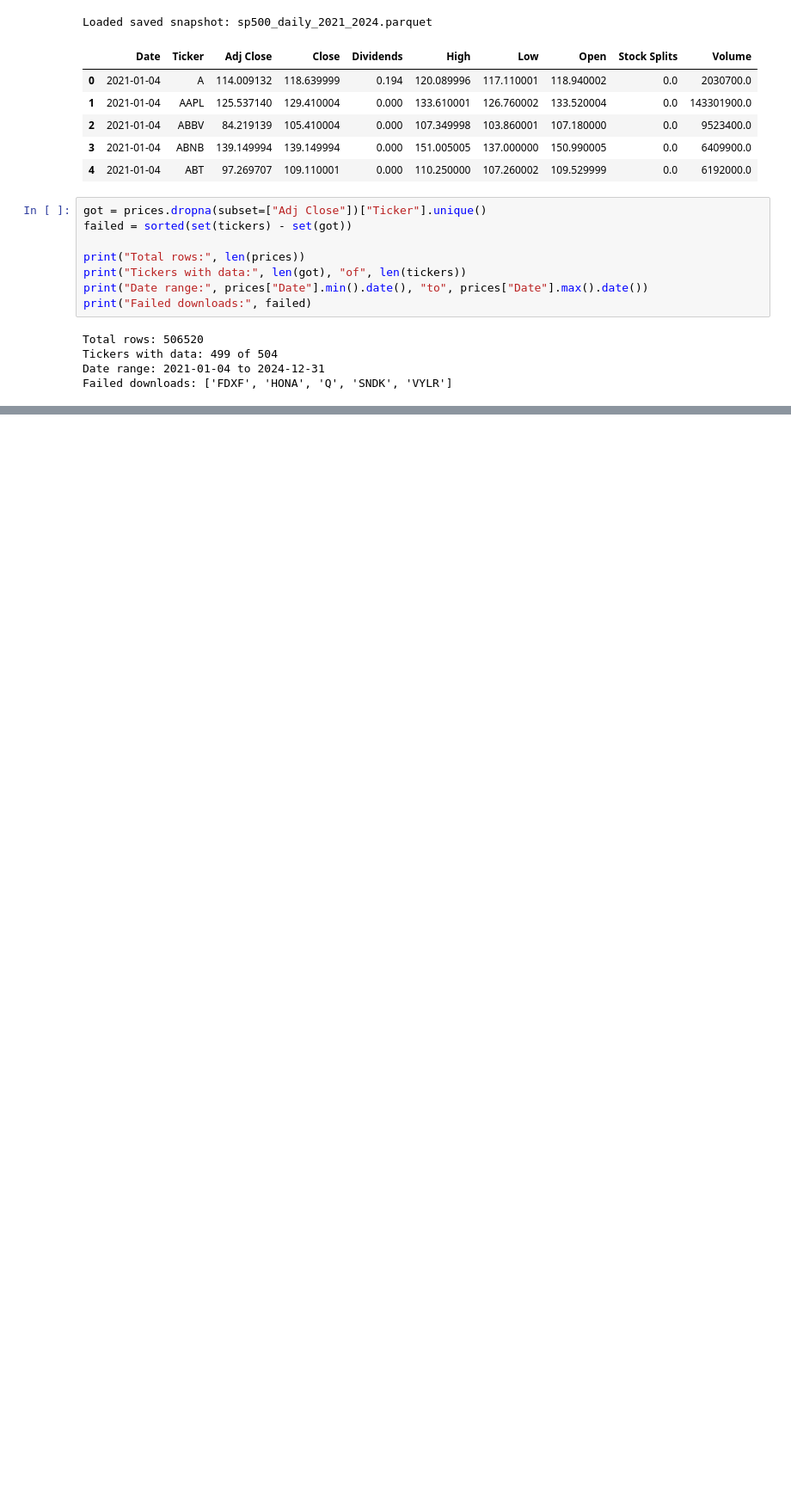
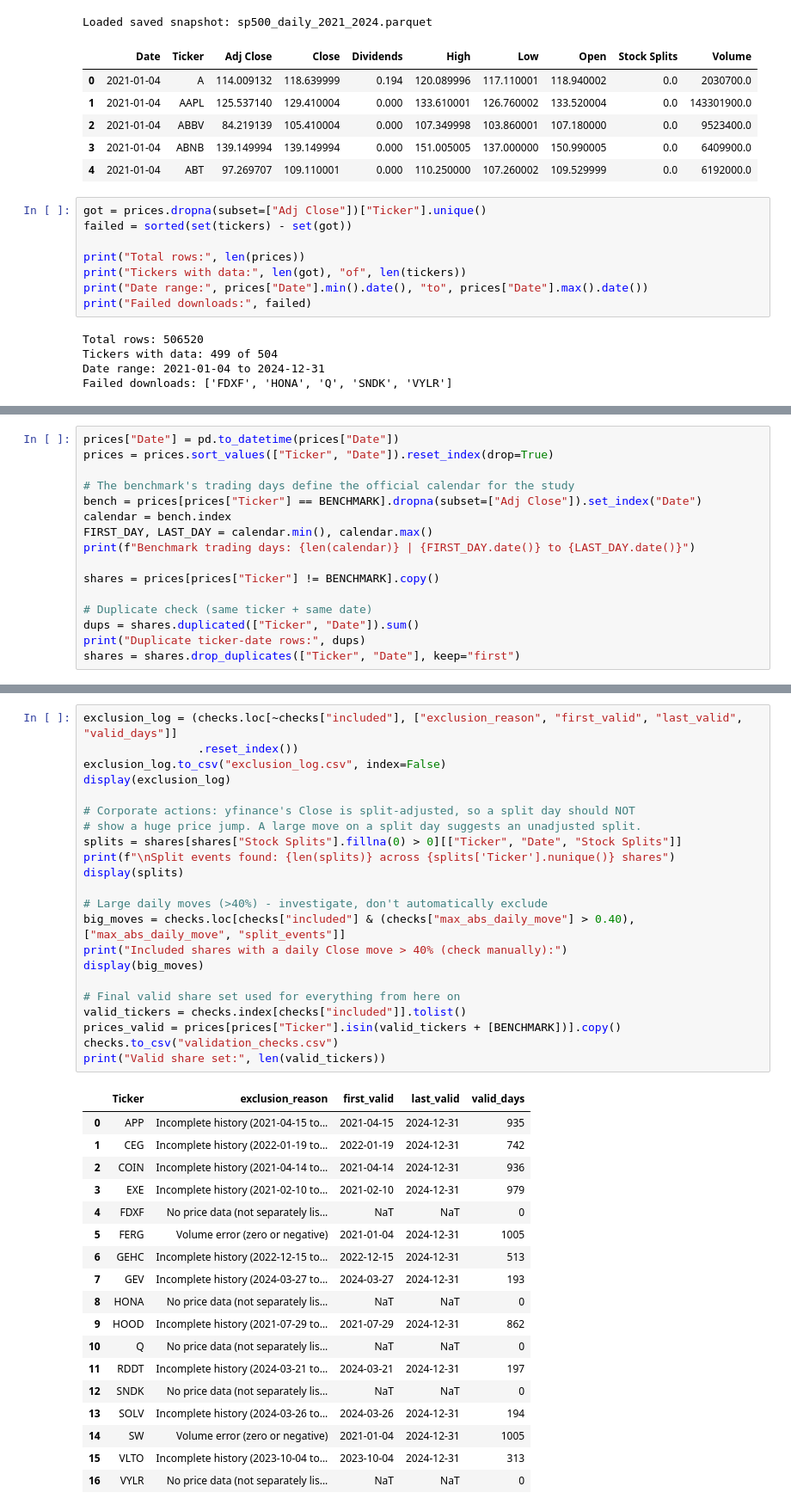
Before and after one commit to Dheena2411/CRM-CM-CW1, a Jupyter notebook: CRM&CM_CW1_T1&2.ipynb, the cells around one changed output, grey strips where cells are left out. Shown at 86% size. Saved outputs shown, nothing was run; the diff lists cells and outputs as text; blank space fills up the shorter version.

```diff
--- a/CRM&CM_CW1_T1&2.ipynb
+++ b/CRM&CM_CW1_T1&2.ipynb
@@ -151,0 +156,16 @@ files.download("sp500_tickers.csv")
+# %%
+prices["Date"] = pd.to_datetime(prices["Date"])
+prices = prices.sort_values(["Ticker", "Date"]).reset_index(drop=True)
+
+# The benchmark's trading days define the official calendar for the study
+bench = prices[prices["Ticker"] == BENCHMARK].dropna(subset=["Adj Close"]).set_index("Date")
+calendar = bench.index
+FIRST_DAY, LAST_DAY = calendar.min(), calendar.max()
+print(f"Benchmark trading days: {len(calendar)} | {FIRST_DAY.date()} to {LAST_DAY.date()}")
+
+shares = prices[prices["Ticker"] != BENCHMARK].copy()
+
+# Duplicate check (same ticker + same date)
+dups = shares.duplicated(["Ticker", "Date"]).sum()
+print("Duplicate ticker-date rows:", dups)
+shares = shares.drop_duplicates(["Ticker", "Date"], keep="first")
@@ -151,0 +222,41 @@ files.download("sp500_tickers.csv")
+# %%
+exclusion_log = (checks.loc[~checks["included"], ["exclusion_reason", "first_valid", "last_valid", "valid_days"]]
+                 .reset_index())
+exclusion_log.to_csv("exclusion_log.csv", index=False)
+display(exclusion_log)
+
+# Corporate actions: yfinance's Close is split-adjusted, so a split day should NOT
+# show a huge price jump. A large move on a split day suggests an unadjusted split.
+splits = shares[shares["Stock Splits"].fillna(0) > 0][["Ticker", "Date", "Stock Splits"]]
+print(f"\nSplit events found: {len(splits)} across {splits['Ticker'].nunique()} shares")
+display(splits)
+
+# Large daily moves (>40%) - investigate, don't automatically exclude
+big_moves = checks.loc[checks["included"] & (checks["max_abs_daily_move"] > 0.40), ["max_abs_daily_move", "split_events"]]
+print("Included shares with a daily Close move > 40% (check manually):")
+display(big_moves)
+
+# Final valid share set used for everything from here on
+valid_tickers = checks.index[checks["included"]].tolist()
+prices_valid = prices[prices["Ticker"].isin(valid_tickers + [BENCHMARK])].copy()
+checks.to_csv("validation_checks.csv")
+print("Valid share set:", len(valid_tickers))
+# %% [output]
+|  | Ticker | exclusion_reason | first_valid | last_valid | valid_days |
+| 0 | APP | Incomplete history (2021-04-15 to... | 2021-04-15 | 2024-12-31 | 935 |
+| 1 | CEG | Incomplete history (2022-01-19 to... | 2022-01-19 | 2024-12-31 | 742 |
+| 2 | COIN | Incomplete history (2021-04-14 to... | 2021-04-14 | 2024-12-31 | 936 |
+| 3 | EXE | Incomplete history (2021-02-10 to... | 2021-02-10 | 2024-12-31 | 979 |
+| 4 | FDXF | No price data (not separately lis... | NaT | NaT | 0 |
+| 5 | FERG | Volume error (zero or negative) | 2021-01-04 | 2024-12-31 | 1005 |
+| 6 | GEHC | Incomplete history (2022-12-15 to... | 2022-12-15 | 2024-12-31 | 513 |
+| 7 | GEV | Incomplete history (2024-03-27 to... | 2024-03-27 | 2024-12-31 | 193 |
+| 8 | HONA | No price data (not separately lis... | NaT | NaT | 0 |
+| 9 | HOOD | Incomplete history (2021-07-29 to... | 2021-07-29 | 2024-12-31 | 862 |
+| 10 | Q | No price data (not separately lis... | NaT | NaT | 0 |
+| 11 | RDDT | Incomplete history (2024-03-21 to... | 2024-03-21 | 2024-12-31 | 197 |
+| 12 | SNDK | No price data (not separately lis... | NaT | NaT | 0 |
+| 13 | SOLV | Incomplete history (2024-03-26 to... | 2024-03-26 | 2024-12-31 | 194 |
+| 14 | SW | Volume error (zero or negative) | 2021-01-04 | 2024-12-31 | 1005 |
+| 15 | VLTO | Incomplete history (2023-10-04 to... | 2023-10-04 | 2024-12-31 | 313 |
+| 16 | VYLR | No price data (not separately lis... | NaT | NaT | 0 |
```
Also changed, not shown: parts of 14 cells of this notebook.
